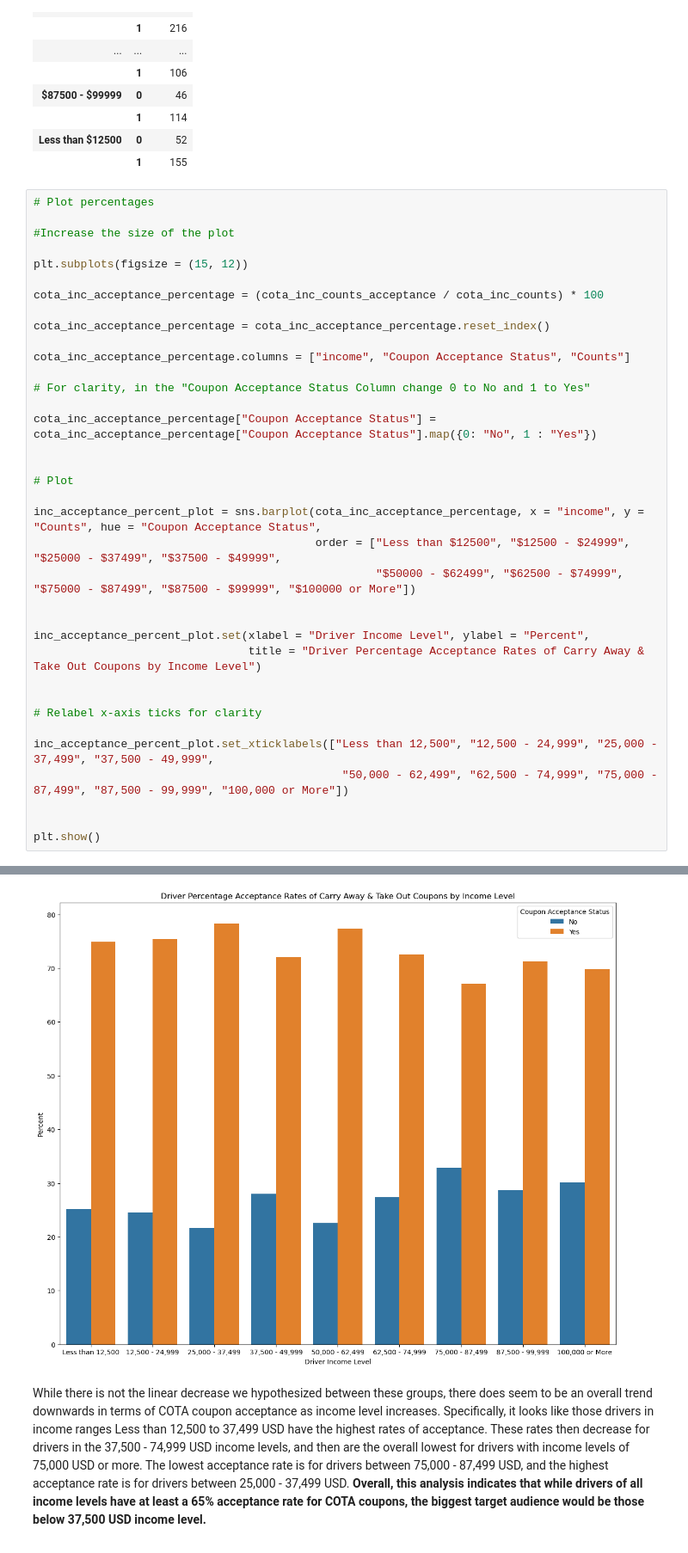
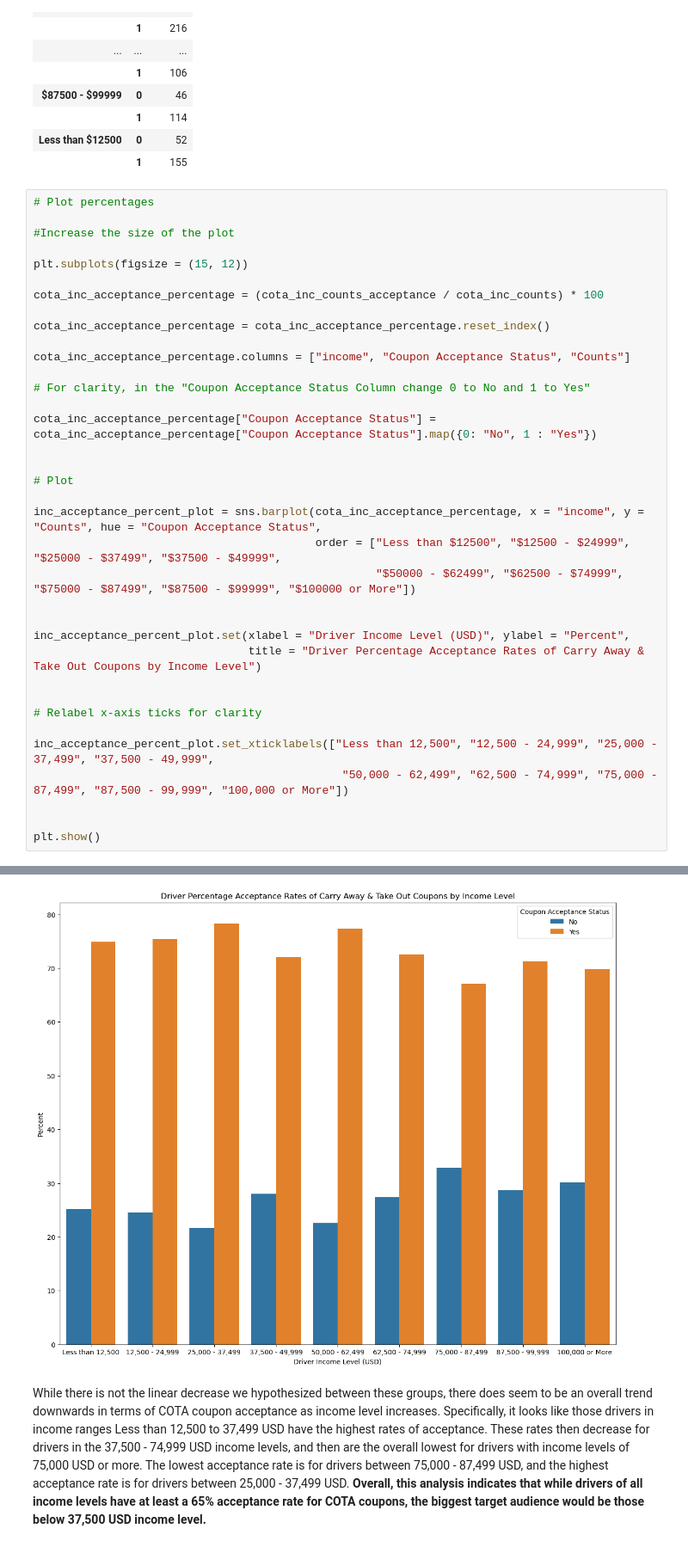
Before and after one commit to Keshav-G/Will-the-Customer-Accept-the-Coupon, a Jupyter notebook: Assignment 5.1_Will the Buyer Accept the Coupon_Keshav.ipynb, the cells around one changed output, grey strips where cells are left out. Shown: that part at 86% size. Drawn from its saved outputs; the diff is of its cells as text.

```diff
--- a/Assignment 5.1_Will the Buyer Accept the Coupon_Keshav.ipynb
+++ b/Assignment 5.1_Will the Buyer Accept the Coupon_Keshav.ipynb
@@ -657,35 +657,35 @@ plt.subplots(figsize = (15, 12))
 cota_inc_acceptance_percentage = (cota_inc_counts_acceptance / cota_inc_counts) * 100
 
 cota_inc_acceptance_percentage = cota_inc_acceptance_percentage.reset_index()
 
 cota_inc_acceptance_percentage.columns = ["income", "Coupon Acceptance Status", "Counts"]
 
 # For clarity, in the "Coupon Acceptance Status Column change 0 to No and 1 to Yes"
 
 cota_inc_acceptance_percentage["Coupon Acceptance Status"] = cota_inc_acceptance_percentage["Coupon Acceptance Status"].map({0: "No", 1 : "Yes"})
 
 
 # Plot
 
 inc_acceptance_percent_plot = sns.barplot(cota_inc_acceptance_percentage, x = "income", y = "Counts", hue = "Coupon Acceptance Status",
                                           order = ["Less than $12500", "$12500 - $24999", "$25000 - $37499", "$37500 - $49999",
                                                    "$50000 - $62499", "$62500 - $74999", "$75000 - $87499", "$87500 - $99999", "$100000 or More"])
 
 
-inc_acceptance_percent_plot.set(xlabel = "Driver Income Level", ylabel = "Percent",
+inc_acceptance_percent_plot.set(xlabel = "Driver Income Level (USD)", ylabel = "Percent",
                                 title = "Driver Percentage Acceptance Rates of Carry Away & Take Out Coupons by Income Level")
 
 
 # Relabel x-axis ticks for clarity
 
 inc_acceptance_percent_plot.set_xticklabels(["Less than 12,500", "12,500 - 24,999", "25,000 - 37,499", "37,500 - 49,999",
                                               "50,000 - 62,499", "62,500 - 74,999", "75,000 - 87,499", "87,500 - 99,999", "100,000 or More"])
 
 
 plt.show()
 # %% [output]
 set_ticklabels() should only be used with a fixed number of ticks, i.e. after set_ticks() or using a FixedLocator.
-[figure, old version]
+[figure, new version]
 # %% [markdown]
 While there is not the linear decrease we hypothesized between these groups, there does seem to be an overall trend downwards in terms of COTA coupon acceptance as income level increases. Specifically, it looks like those drivers in income ranges Less than 12,500 to 37,499 USD have the highest rates of acceptance. These rates then decrease for drivers in the 37,500 - 74,999 USD income levels, and then are the overall lowest for drivers with income levels of 75,000 USD or more. The lowest acceptance rate is for drivers between 75,000 - 87,499 USD, and the highest acceptance rate is for drivers between 25,000 - 37,499 USD. **Overall, this analysis indicates that while drivers of all income levels have at least a 65% acceptance rate for COTA coupons, the biggest target audience would be those below 37,500 USD income level.**
 
```
Also changed, not shown: parts of 24 cells of this notebook.
